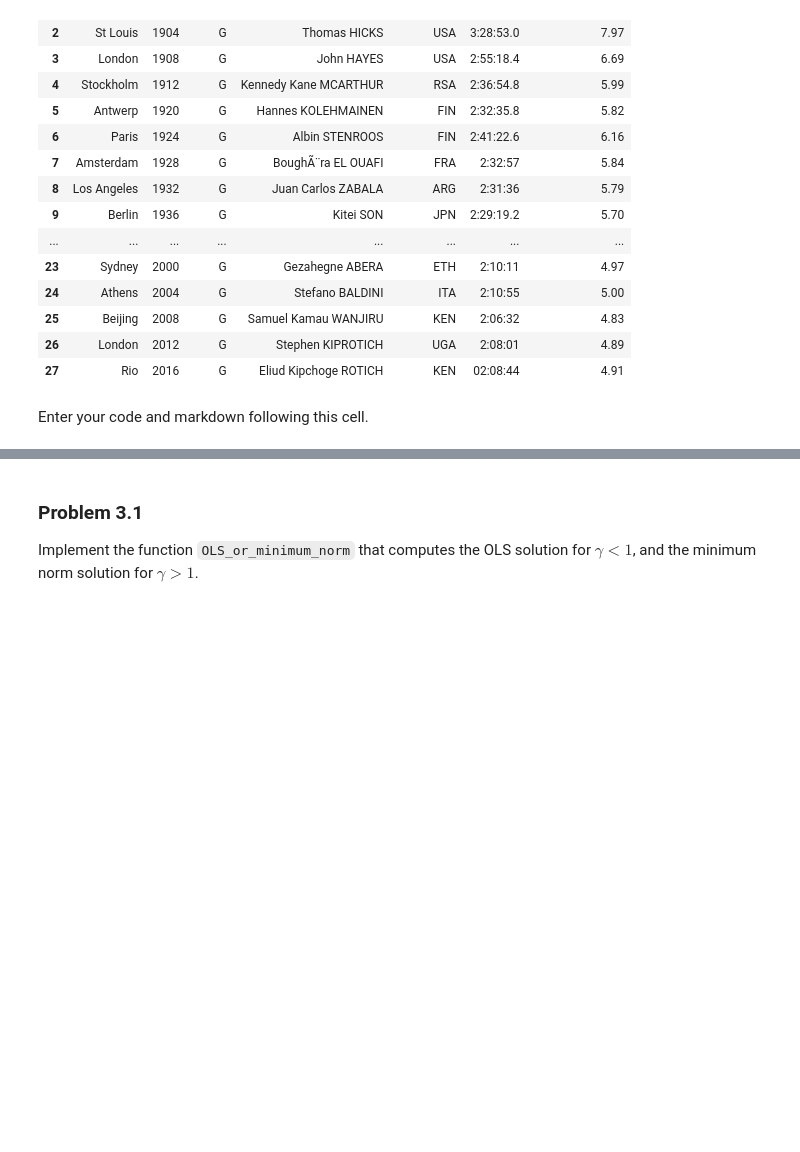
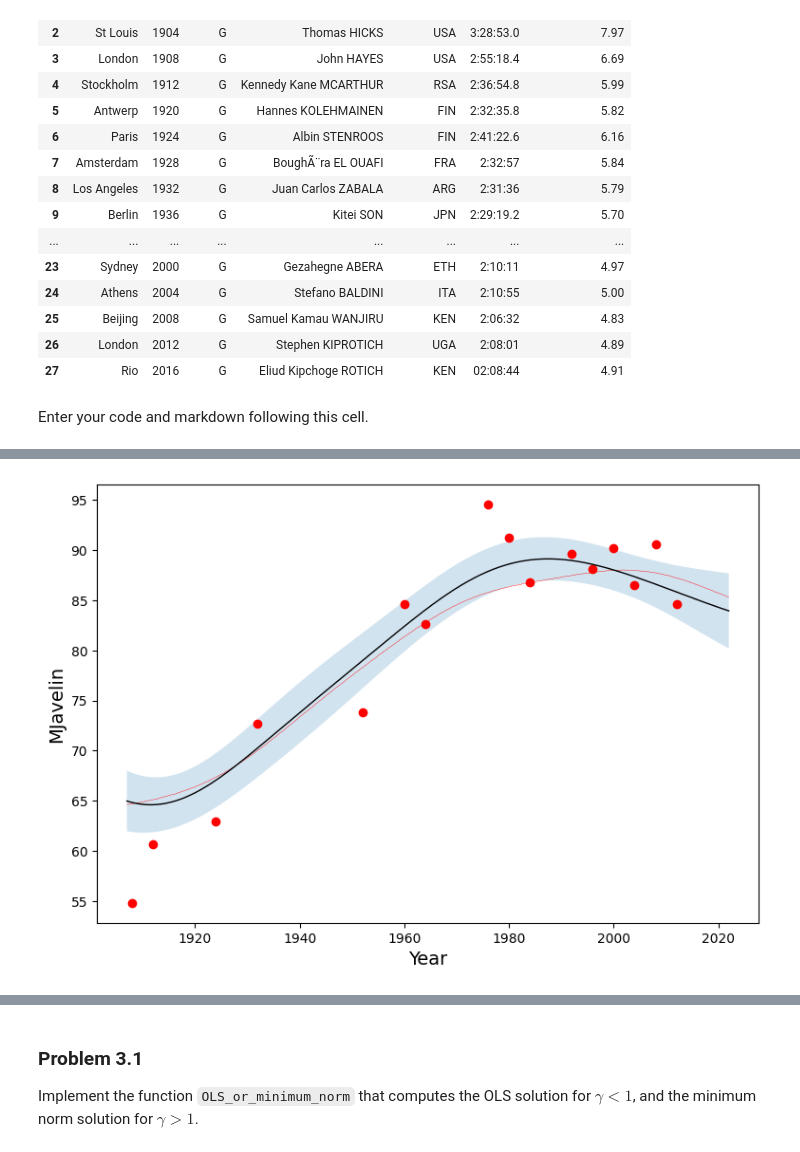
Before and after one commit to hop324/IML, a Jupyter notebook: assignments/assn2/assn2.ipynb, the cells around one changed output, grey strips where cells are left out. Saved outputs shown, nothing was run; the diff lists cells and outputs as text; code cells hidden in the pictures; blank space fills up the shorter version.

```diff
--- a/assignments/assn2/assn2.ipynb
+++ b/assignments/assn2/assn2.ipynb
@@ -490,3 +412,96 @@ NameError: name 'kernel' is not defined
+# %%
+from numpy.linalg import cholesky
+
+def gaussian_sample(mu, Sigma):
+    A = cholesky(Sigma)
+    Z = np.random.normal(loc=0, scale=1, size=len(mu))
+    return np.dot(A, Z) + mu
+
+def mu_fun(x, mu=0):
+    return mu * np.ones(len(x))
+
+def K_fun(x, z, h=1):
+    K = np.zeros(len(x)*len(z)).reshape(len(x), len(z))
+    for j in np.arange(K.shape[1]):
+        K[:,j] = (1/h)*np.exp(-(x-z[j])**2/(2*h**2))
+    return K
+javelin = dat[dat['Event'] == 'Javelin Throw Men']
+javelin = javelin[javelin['Medal'] == 'G']
+javelin = javelin.sort_values('Year')
+
+result_j = np.array(javelin['Result'], dtype=float)
+year_j   = np.array(javelin['Year'], dtype=float)
+
+mask = ~np.isnan(result_j)
+result_j = result_j[mask]
+year_j   = year_j[mask]
+
+year_mean = np.mean(year_j)
+year_j = year_j - year_mean
+
+y_mean = np.mean(result_j)
+y_std  = np.std(result_j)
+
+result_std = (result_j - y_mean) / y_std
+
+
+def gp_olympic_event(year, result, kernel, mean, noise, event_name, h=7):
+    Xtrain = year
+    ytrain = result
+    xs = np.linspace(np.min(year)-1,
+                     np.max(year)+10,
+                     500)
+
+    K   = kernel(Xtrain, Xtrain, h=h)
+    Ks  = kernel(Xtrain, xs, h=h)
+    Kss = kernel(xs, xs, h=h)
+
+    Ky = K + noise * np.eye(len(Xtrain))
+    Ki = np.linalg.inv(Ky)
+
+    postMu  = mean(xs) + Ks.T @ Ki @ (ytrain - mean(Xtrain))
+    postCov = Kss - Ks.T @ Ki @ Ks
+
+    ys = gaussian_sample(postMu,
+                         postCov + 1e-6*np.eye(len(xs)))
+
+    S2 = np.maximum(np.diag(postCov), 0)
+
+    postMu = postMu * y_std + y_mean
+    ys = ys * y_std + y_mean
+    S2 = S2 * (y_std**2)
+
+    xs = xs + year_mean
+
+    fig, ax = plt.subplots(1,1,figsize=(9,6))
+
+    ax.fill_between(xs,
+                    postMu - 2*np.sqrt(S2),
+                    postMu + 2*np.sqrt(S2),
+                    alpha=0.2)
+
+    ax.plot(xs, ys, c='r', linewidth=.3)
+    ax.plot(xs, postMu, c='black', linewidth=1)
+    ax.scatter(year_j + year_mean,
+               result_j,
+               color='red')
+
+    ax.set_xlabel('Year', fontsize=14)
+    ax.set_ylabel(event_name, fontsize=14)
+    plt.show()
+
+
+gp_olympic_event(
+    year=year_j,
+    result=result_std,
+    kernel=K_fun,
+    mean=lambda x: mu_fun(x, 0),
+    noise=0.05,
+    event_name="MJavelin",
+    h=20
+)
+# %% [output]
+[figure, added]
 # %% [markdown]
 ## Problem 3: Double descent! (20 points)
 
```
Also changed, not shown: parts of 2 cells of this notebook.
